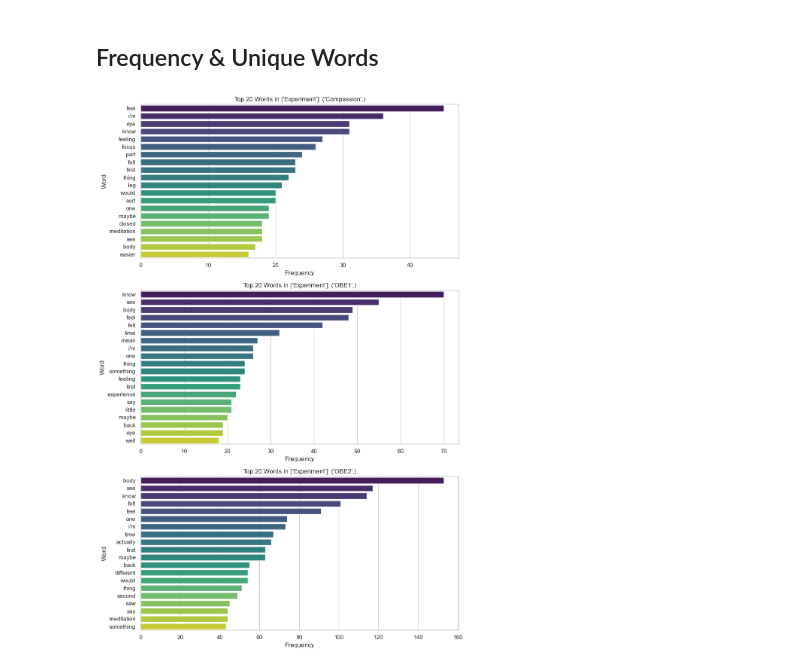
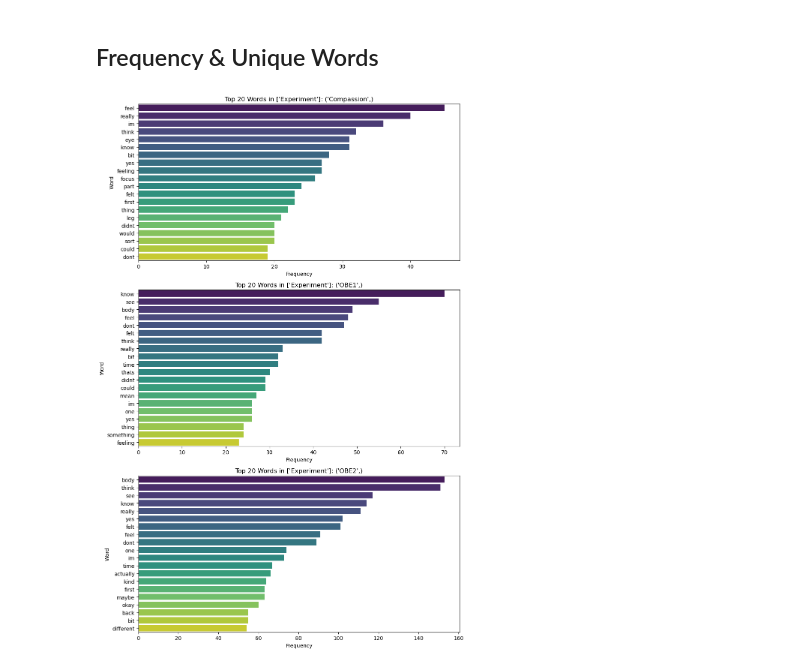
Before and after one commit to AfroDeivid/automatic-interviews-processing, a Jupyter notebook: src/analysis.ipynb, the cells around one changed output. Saved outputs shown, nothing was run; the diff lists cells and outputs as text; code cells hidden in the pictures.

```diff
--- a/src/analysis.ipynb
+++ b/src/analysis.ipynb
@@ -11,30 +18,30 @@ from utils.clusters_helpers import *
 - Drop or select specifics conditions
 - Differentiate between interviwer & participant
 # %%
-directory = '../interviews_corrected/5_conditions/**/'
+directory = '../interviews_corrected/6_final/**/'
 
-df = load_and_combine_csv(directory)
-df = standardize_data(df)
-df = calculate_word_char_counts(df)
+df_all = load_and_combine_csv(directory)
+df_all = standardize_data(df_all)
+df_all = calculate_word_char_counts(df_all)
 
-df.to_csv("outputs/combined_data.csv", index=False)
+df_all.to_csv("outputs/combined_data.csv", index=False)
 # %% [output]
 Found 82 CSV files.
 Standardized speaker labels.
 Normalized text in 'Content' column.
 Calculated 'Word_Count' and 'Character_Count' for each response.
 # %%
-print(df["Condition"].unique())
+print(df_all["Condition"].unique())
 # Drop the rows equal to 0 for the column condition
-df = df[df["Condition"] != 0]
-print(df["Condition"].unique())
+df_all = df_all[df_all["Condition"] != 0]
+print(df_all["Condition"].unique())
 # %% [output]
 [1 'C' 'I' 0]
 [1 'C' 'I']
 # %%
 # If only want to focus on participant speaker
-df_participant = df[df["Speaker"] == "Participant"]
-df_interviewer = df[df["Speaker"] == "Interviewer"]
+df_participant = df_all[df_all["Speaker"] == "Participant"].copy()
+df_interviewer = df_all[df_all["Speaker"] == "Interviewer"].copy()
 # %% [markdown]
 ## Word Count
 # %%
@@ -58,4 +63,10 @@ extra_words_to_exclude = ["yeah", "like", "okay" ,"really", "it", "yes", "could"
+# %%
+extra_words = ["yeah","like"]
+
+df_participant['preprocessed_content'] = df_participant['Content'].apply(
+    lambda x: preprocess_text(x, extra_stopwords=extra_words)
+)
 # %%
-word_frequency_analysis(df_participant, groupby_column=["Experiment"], extra_stopwords=extra_words_to_exclude)
+word_frequency_analysis(df_participant, groupby_column=["Experiment"])
 # %% [output]
-[figure, old version]
+[figure, new version]
```
Also changed, not shown: parts of 36 cells of this notebook, 12 other files.
